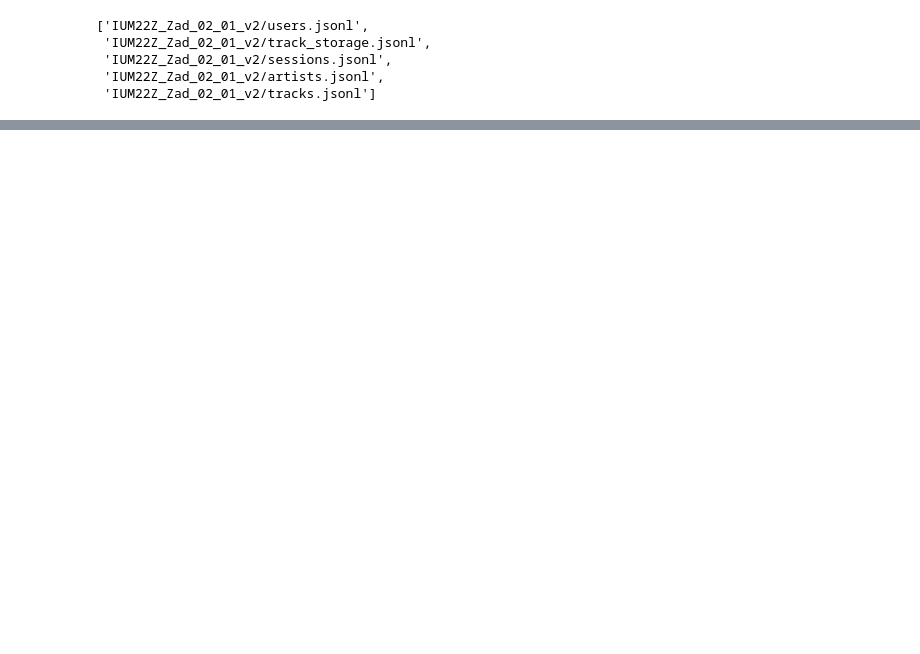
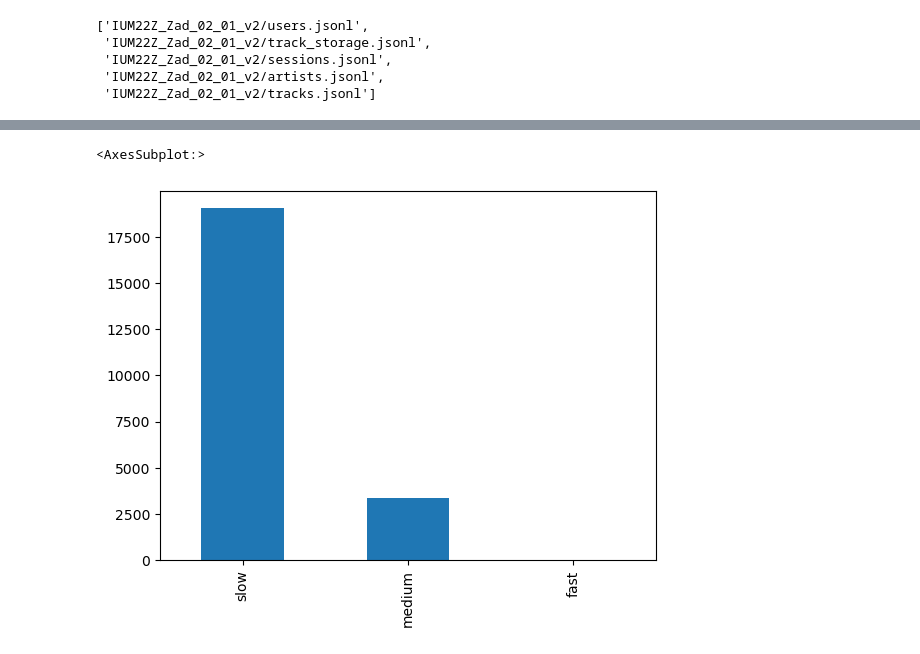
Before and after one commit to brusmichal/-IUM-Projekt, a Jupyter notebook: data.ipynb, the cells around one changed output, grey strips where cells are left out. Cells and saved outputs as stored; diff of their text form; code cells hidden in the pictures; blank space fills up the shorter version.

```diff
--- a/data.ipynb
+++ b/data.ipynb
@@ -40,0 +48,5 @@ data[0]
+# %%
+data[1]['storage_class'].value_counts().plot.bar()
+# %% [output]
+<AxesSubplot:>
+[figure, added]
```
Also changed, not shown: parts of 4 cells of this notebook.
